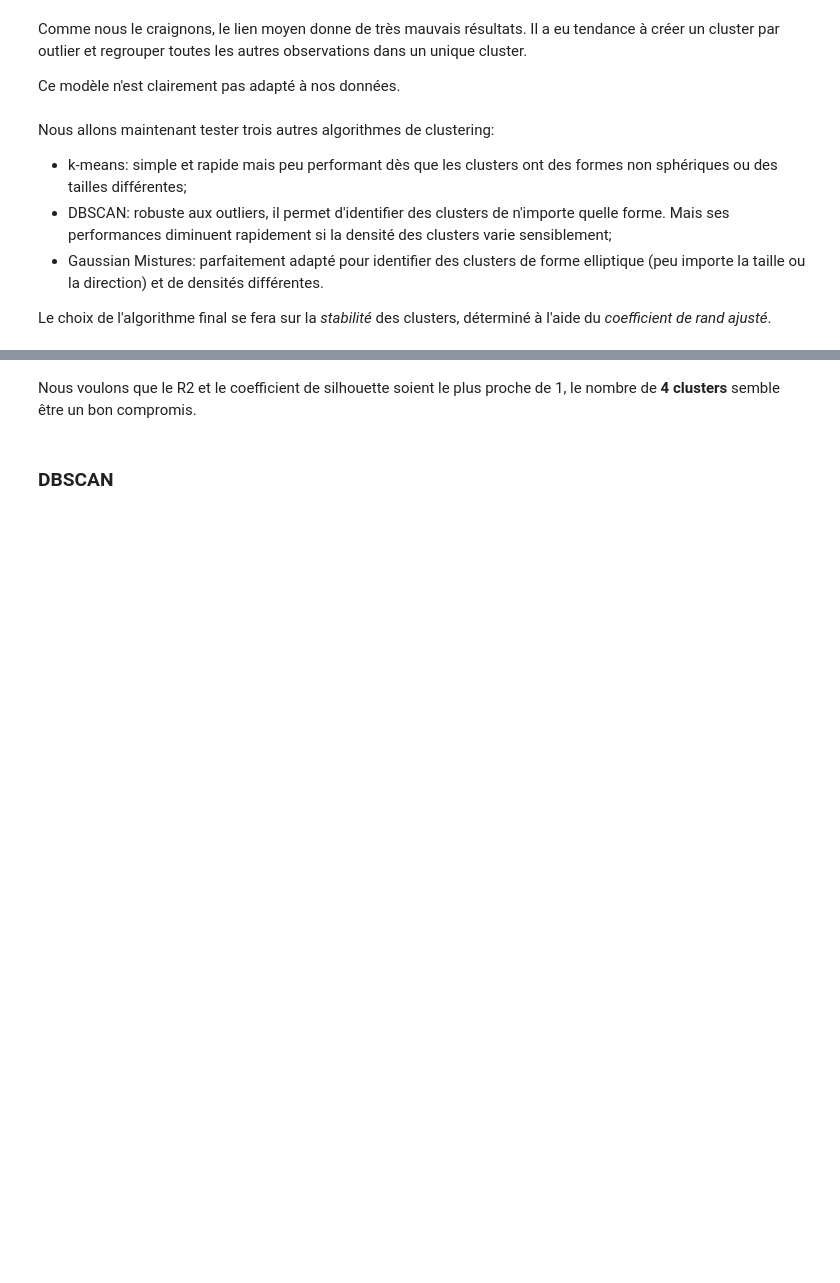
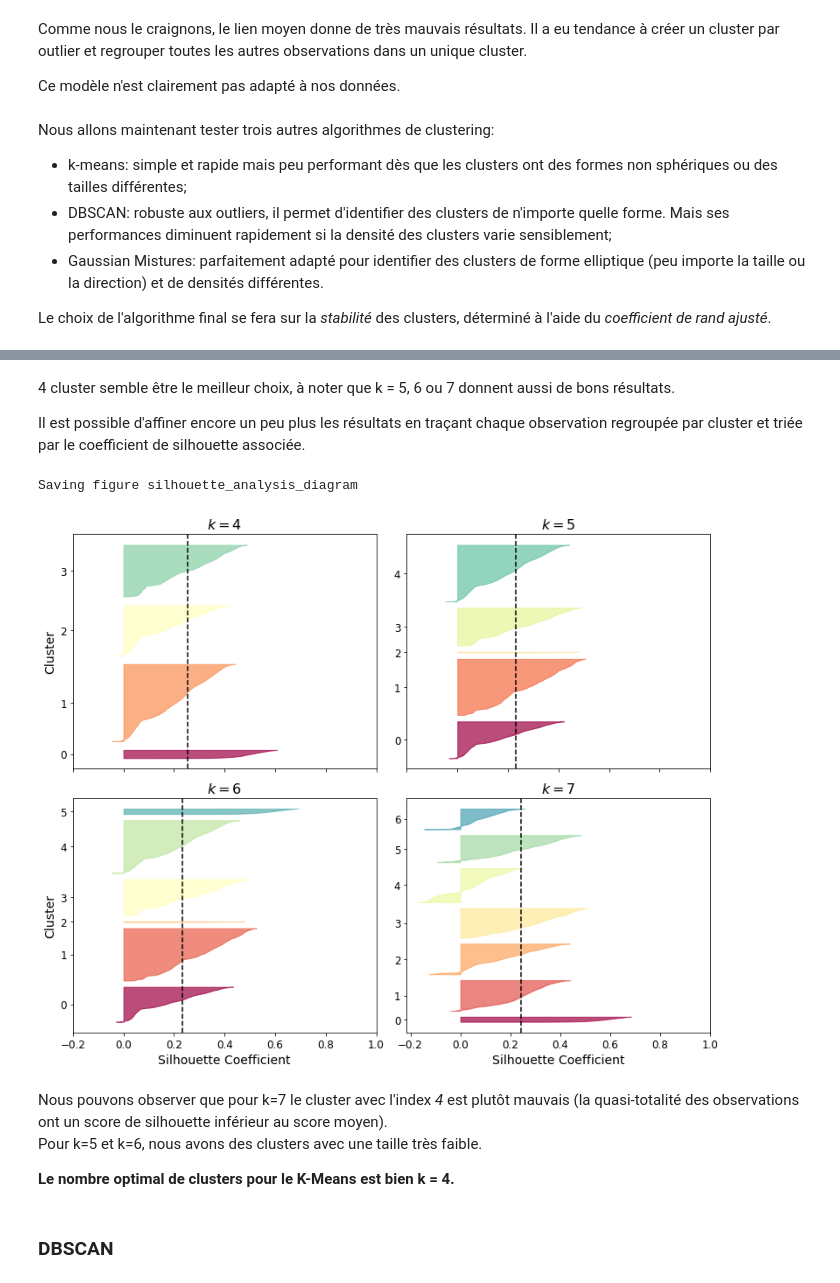
Before and after one commit to Pierre-Eloi/OC_DS_Project5, a Jupyter notebook: Project5_Data_Clustering.ipynb, the cells around one changed output, grey strips where cells are left out. Cells and saved outputs as stored; diff of their text form; code cells hidden in the pictures; blank space fills up the shorter version.

```diff
--- a/Project5_Data_Clustering.ipynb
+++ b/Project5_Data_Clustering.ipynb
@@ -229,5 +247,56 @@ plt.show()
-# %% [markdown]
-Nous voulons que le R2 et le coefficient de silhouette soient le plus proche de 1, le nombre de **4 clusters** semble être un bon compromis.
+# %% [markdown]
+4 cluster semble être le meilleur choix, à noter que k = 5, 6 ou 7 donnent aussi de bons résultats.
+
+Il est possible d'affiner encore un peu plus les résultats en traçant chaque observation regroupée par cluster et triée par le coefficient de silhouette associée.
+# %%
+from sklearn.metrics import silhouette_samples
+from matplotlib.ticker import FixedLocator, FixedFormatter
+
+plt.figure(figsize=(11, 9))
+
+for k in (4, 5, 6, 7):
+    plt.subplot(2, 2, k-3)
+
+    y_pred = kmeans_per_k[k-1].labels_
+    silhouette_coefficients = silhouette_samples(X, y_pred)
+
+    padding = len(X) // 30
+    pos = padding
+    ticks = []
+    for i in range(k):
+        coeffs = silhouette_coefficients[y_pred == i]
+        coeffs.sort()
+
+        color = mpl.cm.Spectral(i / k)
+        plt.fill_betweenx(np.arange(pos, pos + len(coeffs)), 0, coeffs,
+                          facecolor=color, edgecolor=color, alpha=0.7)
+        ticks.append(pos + len(coeffs) // 2)
+        pos += len(coeffs) + padding
+
+    plt.gca().yaxis.set_major_locator(FixedLocator(ticks))
+    plt.gca().yaxis.set_major_formatter(FixedFormatter(range(k)))
+    plt.gca().set_xticks([-0.2, 0, 0.2, 0.4, 0.6, 0.8, 1])
+    if k in (4, 6):
+        plt.ylabel("Cluster")
+
+    if k in (6, 7):
+        plt.xlabel("Silhouette Coefficient")
+    else:
+        plt.tick_params(labelbottom=False)
+
+    plt.axvline(x=s_scores[k - 2], color="k", linestyle="--")
+    plt.title("$k={}$".format(k))
+
+save_fig("silhouette_analysis_diagram")
+plt.show()
+# %% [output]
+Saving figure silhouette_analysis_diagram
+[figure, added]
+# %% [markdown]
+Nous pouvons observer que pour k=7 le cluster avec l'index *4* est plutôt mauvais (la quasi-totalité des observations ont un score de silhouette inférieur au score moyen).
+Pour k=5 et k=6, nous avons des clusters avec une taille très faible.
+
+**Le nombre optimal de clusters pour le K-Means est bien k = 4.**
 # %% [markdown]
 ### DBSCAN
 # %% [markdown]
```
Also changed, not shown: parts of 18 cells of this notebook.
